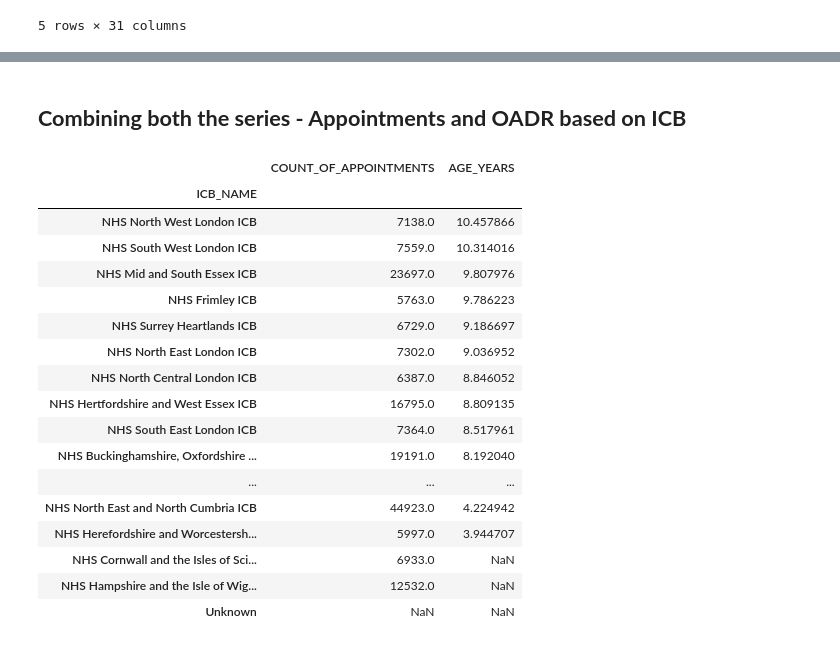
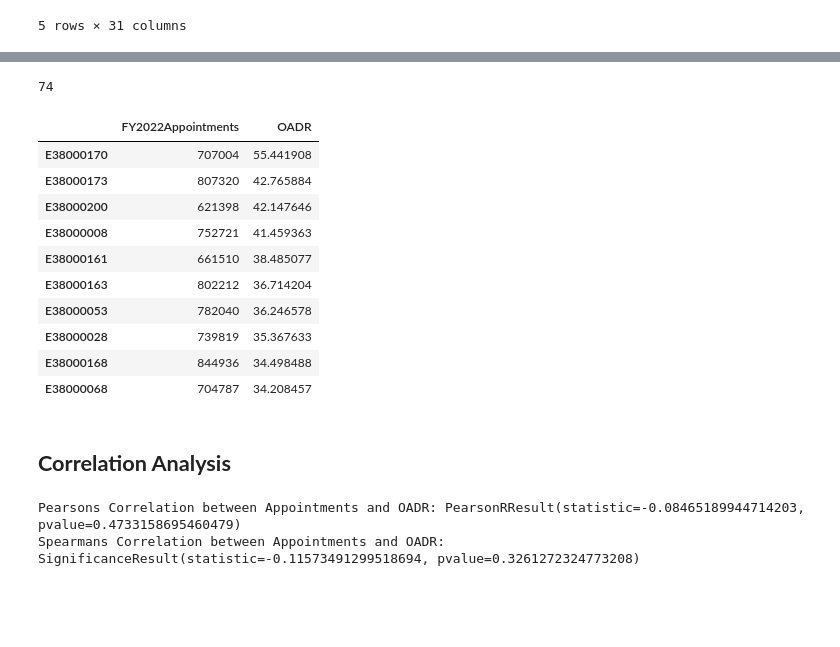
Before and after one commit to SNEE-ICS/PrimaryCareDemandAndCapacity, a Jupyter notebook: AppointmentsVsOADR.ipynb, the cells around one changed output, grey strips where cells are left out. Cells and saved outputs as stored; diff of their text form; code cells hidden in the pictures; blank space fills up the shorter version.

```diff
--- a/AppointmentsVsOADR.ipynb
+++ b/AppointmentsVsOADR.ipynb
@@ -272,32 +199,32 @@ Unknown                                                   NaN
-# %% [markdown]
-## **Combining both the series - Appointments and OADR based on ICB**
-# %%
-#Changing 'Integrated Care Board' to 'ICB' in the index name to match the index of both the dataframes
-for old_word, new_word in {'Integrated Care Board': 'ICB'}.items():
-    appointments_df.index = appointments_df.index.str.replace(old_word, new_word )
-
-#Combining both dataframes
-appointments_vs_oadr = pd.concat([appointments_df,oadr_df], axis=1)
-
-#sorting
-sorted_appointments_vs_oadr = appointments_vs_oadr.sort_values(by='AGE_YEARS',ascending=False)
-sorted_appointments_vs_oadr.head(50)
-# %% [output]
-|  | COUNT_OF_APPOINTMENTS | AGE_YEARS |
-| ICB_NAME |  |  |
-| NHS North West London ICB | 7138.0 | 10.457866 |
-| NHS South West London ICB | 7559.0 | 10.314016 |
-| NHS Mid and South Essex ICB | 23697.0 | 9.807976 |
-| NHS Frimley ICB | 5763.0 | 9.786223 |
-| NHS Surrey Heartlands ICB | 6729.0 | 9.186697 |
-| NHS North East London ICB | 7302.0 | 9.036952 |
-| NHS North Central London ICB | 6387.0 | 8.846052 |
-| NHS Hertfordshire and West Essex ICB | 16795.0 | 8.809135 |
-| NHS South East London ICB | 7364.0 | 8.517961 |
-| NHS Buckinghamshire, Oxfordshire ... | 19191.0 | 8.192040 |
-| ... | ... | ... |
-| NHS North East and North Cumbria ICB | 44923.0 | 4.224942 |
-| NHS Herefordshire and Worcestersh... | 5997.0 | 3.944707 |
-| NHS Cornwall and the Isles of Sci... | 6933.0 | NaN |
-| NHS Hampshire and the Isle of Wig... | 12532.0 | NaN |
-| Unknown | NaN | NaN |
+# %%
+#Using the Inner join to join both the dataframes
+sub_icb_oadr_vs_appointments = appointments_sub_icb.join(OADR_df, how='inner')
+
+print(sub_icb_oadr_vs_appointments.index.nunique())
+sub_icb_oadr_vs_appointments.head(10).sort_values(by='OADR',ascending=False)
+# %% [output]
+74
+|  | FY2022Appointments | OADR |
+| E38000170 | 707004 | 55.441908 |
+| E38000173 | 807320 | 42.765884 |
+| E38000200 | 621398 | 42.147646 |
+| E38000008 | 752721 | 41.459363 |
+| E38000161 | 661510 | 38.485077 |
+| E38000163 | 802212 | 36.714204 |
+| E38000053 | 782040 | 36.246578 |
+| E38000028 | 739819 | 35.367633 |
+| E38000168 | 844936 | 34.498488 |
+| E38000068 | 704787 | 34.208457 |
+# %% [markdown]
+## **Correlation Analysis**
+# %%
+#Calculating Pearson's Correlation Coefficient
+correlation = pearsonr(sub_icb_oadr_vs_appointments['FY2022Appointments'], (sub_icb_oadr_vs_appointments['OADR']))
+print('Pearsons Correlation between Appointments and OADR:', correlation)
+
+#Calculating Spearman's Correlation Coefficient
+correlation_spearman = spearmanr(sub_icb_oadr_vs_appointments['FY2022Appointments'], (sub_icb_oadr_vs_appointments['OADR']))
+print('Spearmans Correlation between Appointments and OADR:', correlation_spearman)
+# %% [output]
+Pearsons Correlation between Appointments and OADR: PearsonRResult(statistic=-0.08465189944714203, pvalue=0.4733158695460479)
+Spearmans Correlation between Appointments and OADR: SignificanceResult(statistic=-0.11573491299518694, pvalue=0.3261272324773208)
```
Also changed, not shown: parts of 25 cells of this notebook.
